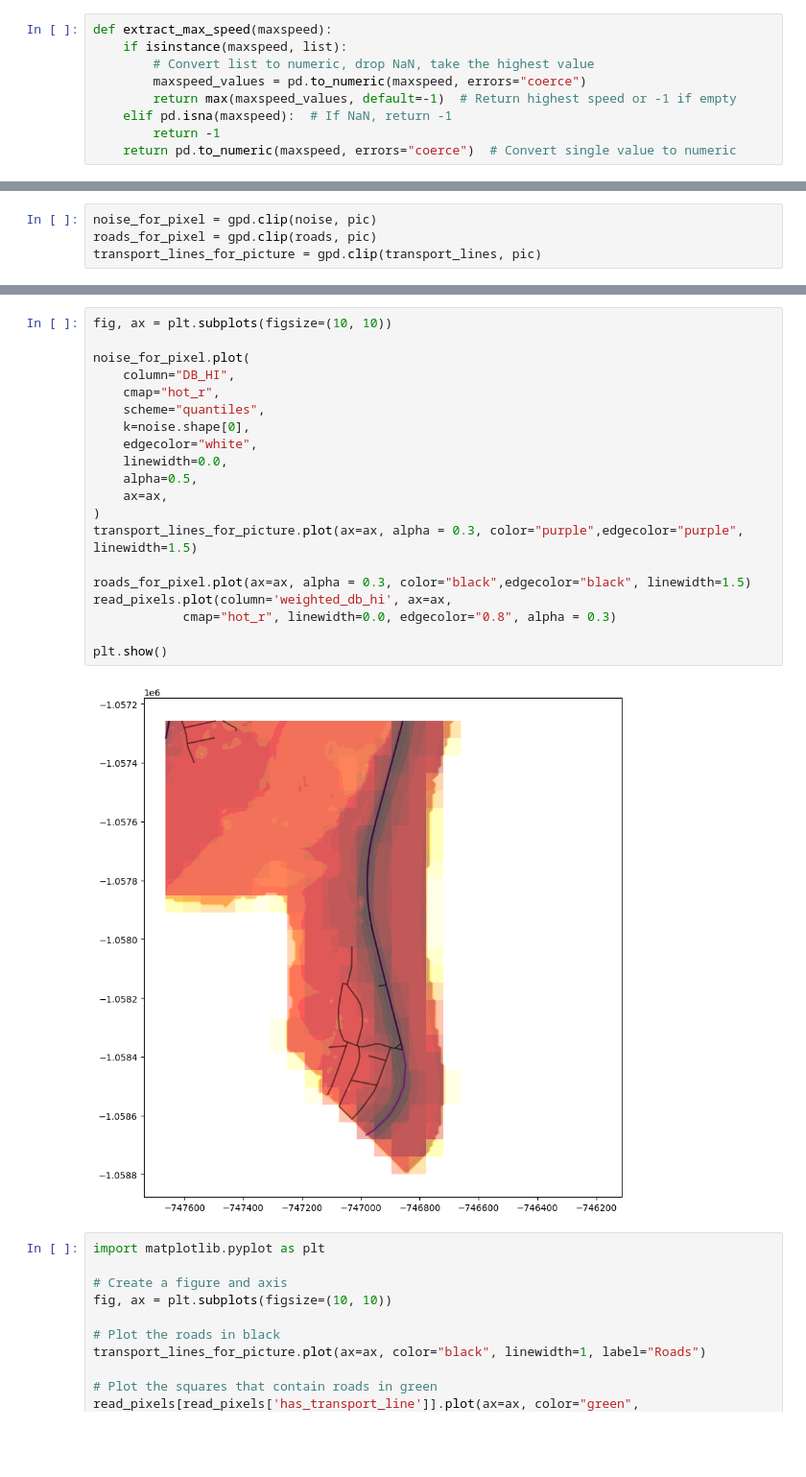
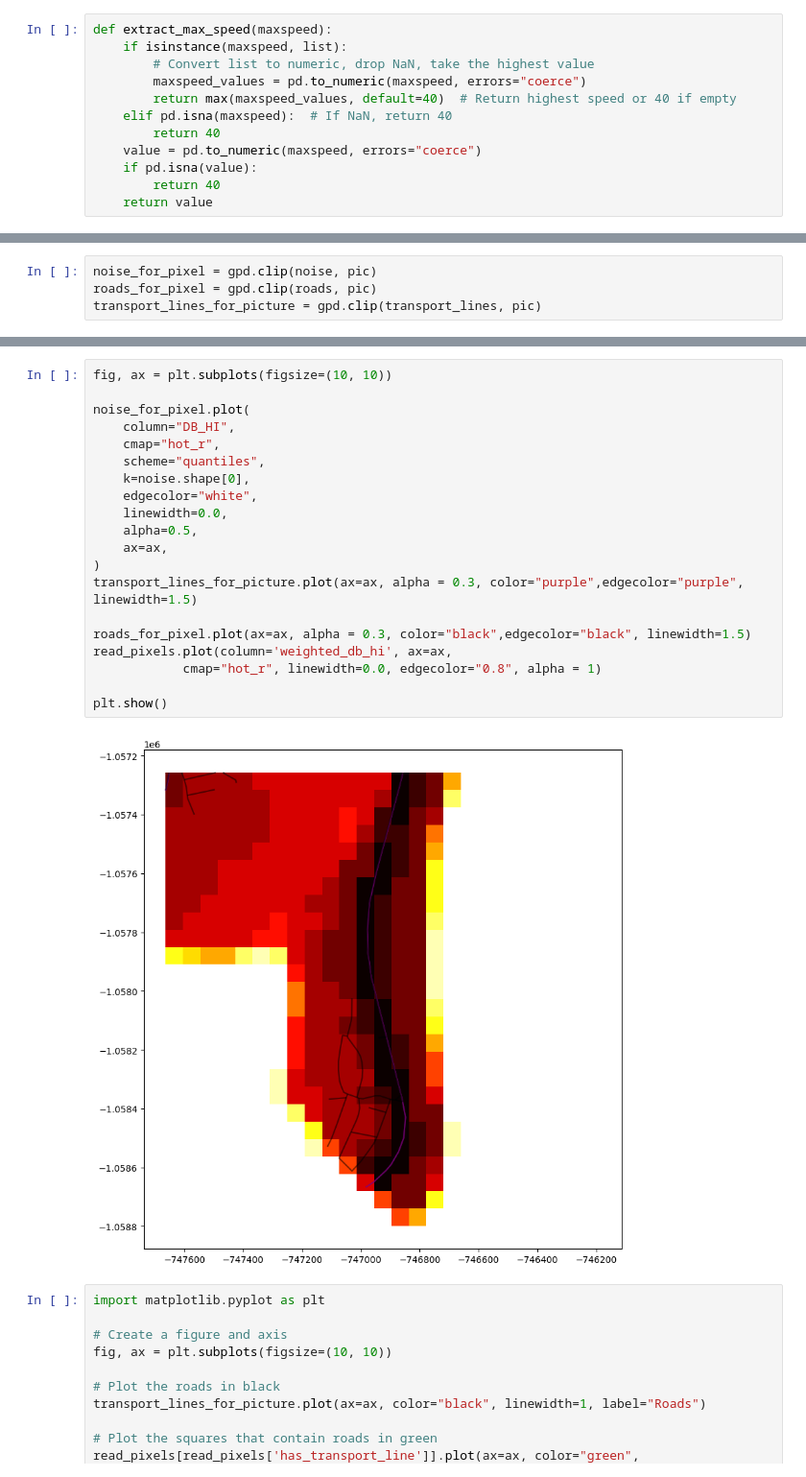
Before and after one commit to mweuro/GeoNoise, a Jupyter notebook: data_aggregation.ipynb, the cells around one changed output, grey strips where cells are left out. Shown at 96% size. Cells and saved outputs as stored; diff of their text form; blank space fills up the shorter version.

```diff
--- a/data_aggregation.ipynb
+++ b/data_aggregation.ipynb
@@ -147,10 +143,13 @@ def extract_max_speed(maxspeed):
     if isinstance(maxspeed, list):
         # Convert list to numeric, drop NaN, take the highest value
         maxspeed_values = pd.to_numeric(maxspeed, errors="coerce")
-        return max(maxspeed_values, default=-1)  # Return highest speed or -1 if empty
-    elif pd.isna(maxspeed):  # If NaN, return -1
-        return -1
-    return pd.to_numeric(maxspeed, errors="coerce")  # Convert single value to numeric
+        return max(maxspeed_values, default=40)  # Return highest speed or 40 if empty
+    elif pd.isna(maxspeed):  # If NaN, return 40
+        return 40
+    value = pd.to_numeric(maxspeed, errors="coerce")
+    if pd.isna(value):
+        return 40
+    return value
 # %%
 def get_max_speed(pixel, roads_for_picture):
     intersecting_roads = roads_for_picture[roads_for_picture.geometry.intersects(pixel)]
@@ -282,25 +291,25 @@ Datum: System of the Unified Trigonometrical Cadastral Network
 # %%
 fig, ax = plt.subplots(figsize=(10, 10))
 
 noise_for_pixel.plot(
     column="DB_HI",
     cmap="hot_r",
     scheme="quantiles",
     k=noise.shape[0],
     edgecolor="white",
     linewidth=0.0,
     alpha=0.5,
     ax=ax,
 )
 transport_lines_for_picture.plot(ax=ax, alpha = 0.3, color="purple",edgecolor="purple", linewidth=1.5)
 
 roads_for_pixel.plot(ax=ax, alpha = 0.3, color="black",edgecolor="black", linewidth=1.5)
 read_pixels.plot(column='weighted_db_hi', ax=ax,
-            cmap="hot_r", linewidth=0.0, edgecolor="0.8", alpha = 0.3)
+            cmap="hot_r", linewidth=0.0, edgecolor="0.8", alpha = 1)
 
 plt.show()
 # %% [output]
-[figure, old version]
+[figure, new version]
 # %%
 import matplotlib.pyplot as plt
 
```
Also changed, not shown: parts of 6 cells of this notebook, 5 other files.
